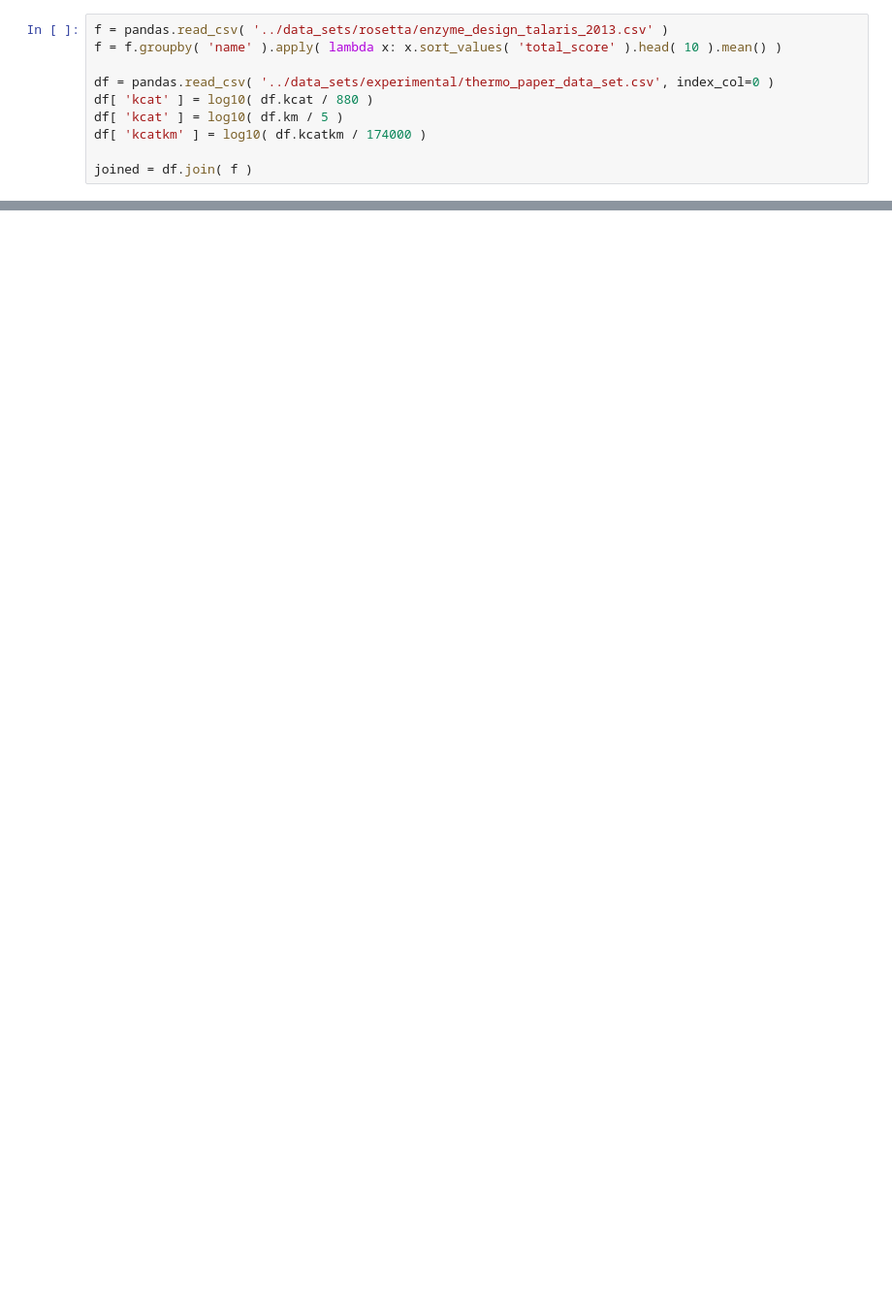
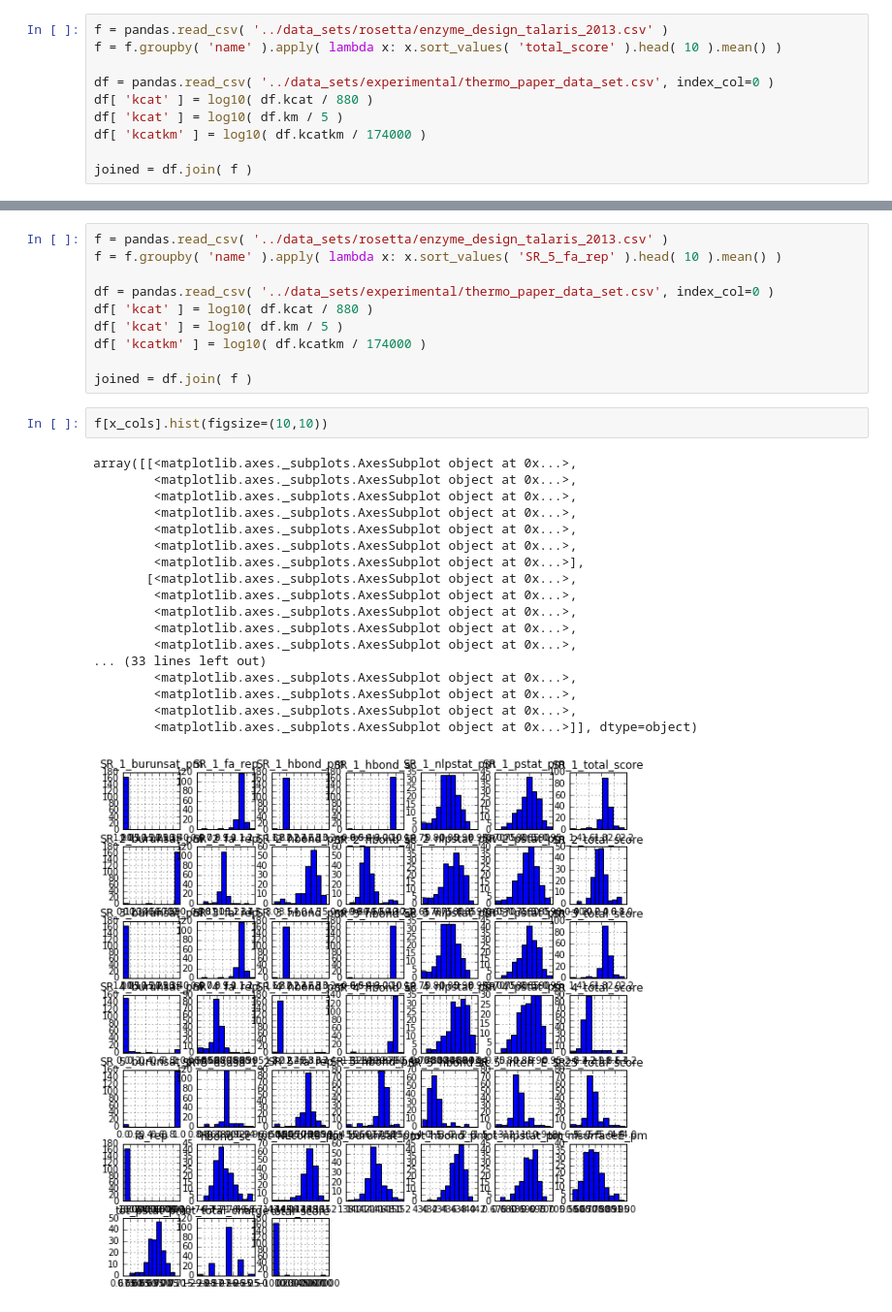
Before and after one commit to dacarlin/bagel-benchmark, a Jupyter notebook: machine_learning/elastic_net_kinetic_constants.ipynb, the cells around one changed output, grey strips where cells are left out. Shown: that part at 97% size. Cells and saved outputs as stored; diff of their text form; blank space fills up the shorter version.

```diff
--- a/machine_learning/elastic_net_kinetic_constants.ipynb
+++ b/machine_learning/elastic_net_kinetic_constants.ipynb
@@ -45 +116,32 @@ x_cols = [
+# %%
+f = pandas.read_csv( '../data_sets/rosetta/enzyme_design_talaris_2013.csv' )
+f = f.groupby( 'name' ).apply( lambda x: x.sort_values( 'SR_5_fa_rep' ).head( 10 ).mean() )
+
+df = pandas.read_csv( '../data_sets/experimental/thermo_paper_data_set.csv', index_col=0 )
+df[ 'kcat' ] = log10( df.kcat / 880 )
+df[ 'kcat' ] = log10( df.km / 5 )
+df[ 'kcatkm' ] = log10( df.kcatkm / 174000 )
+
+joined = df.join( f )
+# %%
+f[x_cols].hist(figsize=(10,10))
+# %% [output]
+array([[<matplotlib.axes._subplots.AxesSubplot object at 0x...>,
+        <matplotlib.axes._subplots.AxesSubplot object at 0x...>,
+        <matplotlib.axes._subplots.AxesSubplot object at 0x...>,
+        <matplotlib.axes._subplots.AxesSubplot object at 0x...>,
+        <matplotlib.axes._subplots.AxesSubplot object at 0x...>,
+        <matplotlib.axes._subplots.AxesSubplot object at 0x...>,
+        <matplotlib.axes._subplots.AxesSubplot object at 0x...>],
+       [<matplotlib.axes._subplots.AxesSubplot object at 0x...>,
+        <matplotlib.axes._subplots.AxesSubplot object at 0x...>,
+        <matplotlib.axes._subplots.AxesSubplot object at 0x...>,
+        <matplotlib.axes._subplots.AxesSubplot object at 0x...>,
+        <matplotlib.axes._subplots.AxesSubplot object at 0x...>,
+... (33 lines left out)
+        <matplotlib.axes._subplots.AxesSubplot object at 0x...>,
+        <matplotlib.axes._subplots.AxesSubplot object at 0x...>,
+        <matplotlib.axes._subplots.AxesSubplot object at 0x...>,
+        <matplotlib.axes._subplots.AxesSubplot object at 0x...>]], dtype=object)
+[figure, added]
 # %%
```
Also changed, not shown: parts of 8 cells of this notebook, 51 other files.
